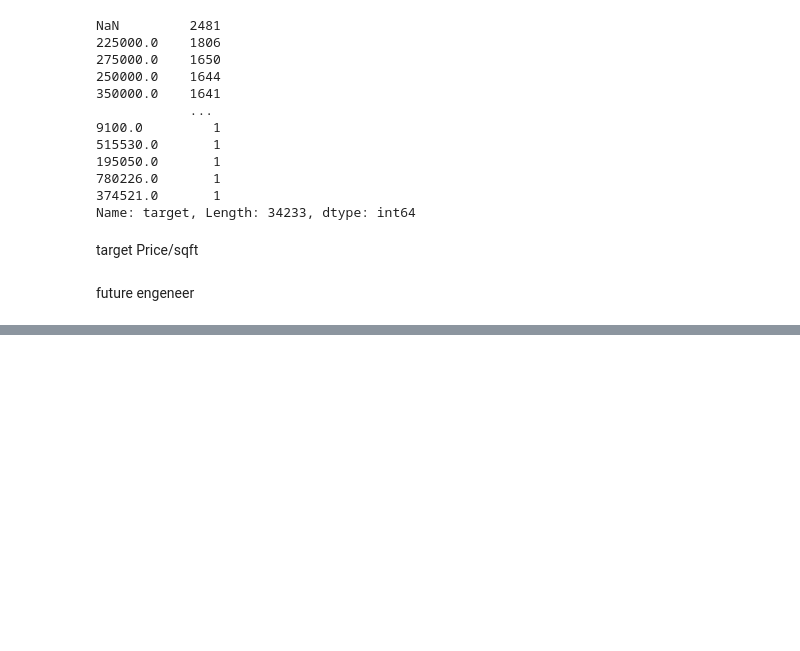
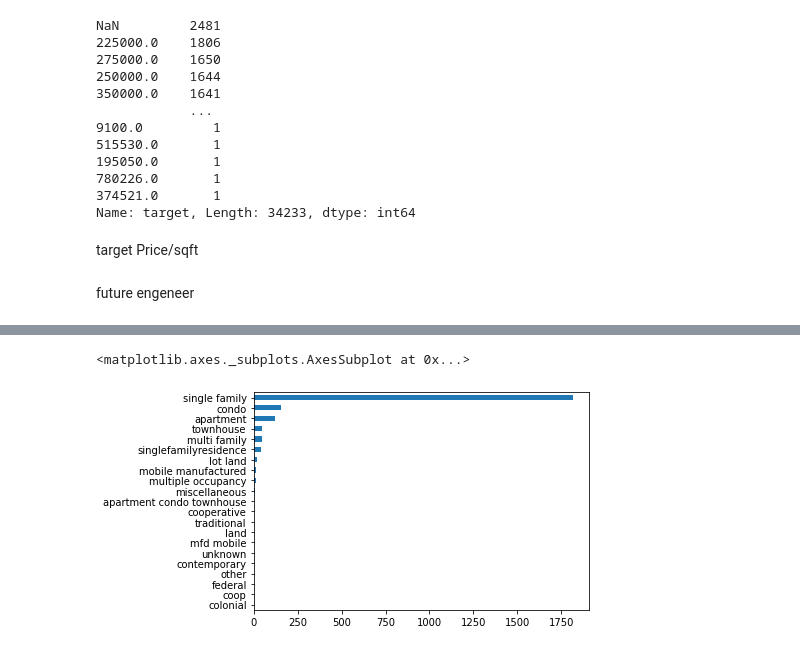
Before and after one commit to TimeryaevaM/new_rep, a Jupyter notebook: diplom_3v.ipynb, the cells around one changed output, grey strips where cells are left out. Drawn from its saved outputs; the diff is of its cells as text; code cells hidden in the pictures; blank space fills up the shorter version.

```diff
--- a/diplom_3v.ipynb
+++ b/diplom_3v.ipynb
@@ -992,7 +1028,9 @@ df['rate_max'] = df['rating'].apply(lambda x: None if x is None else
 df['rate_min'] = df['rating'].apply(lambda x: None if x is None else
                                       None if len(x) == 0 else min(x))
 df['rate_mean'] = df['rating'].apply(lambda x: None if x is None else
-                                      None if len(x) == 0 else np.mean(list(filter(None, x))))
+                                      None if len(x) == 0 else round(np.mean(list(filter(None, x))), 2))
+# %%
+df = df.drop(['Distance', 'rating'], axis=1)
 # %%
 df.info()
 # %% [output]
@@ -1015,0 +1075,2 @@ memory usage: 48.9+ MB
+# %%
+df = df.drop(['Price/sqft'], axis=1)
@@ -1015,0 +1079,4 @@ memory usage: 48.9+ MB
+# %%
+df_train = df[df['target'].isna() == False].copy()
+df_test = df[df['target'].isna()].copy()
+df_test['target'] = 0
@@ -1015,0 +1153,5 @@ memory usage: 48.9+ MB
+# %%
+df_test['propertyType'].value_counts(ascending=True).plot.barh()
+# %% [output]
+<matplotlib.axes._subplots.AxesSubplot at 0x...>
+[figure, added]
```
Also changed, not shown: parts of 56 cells of this notebook.
